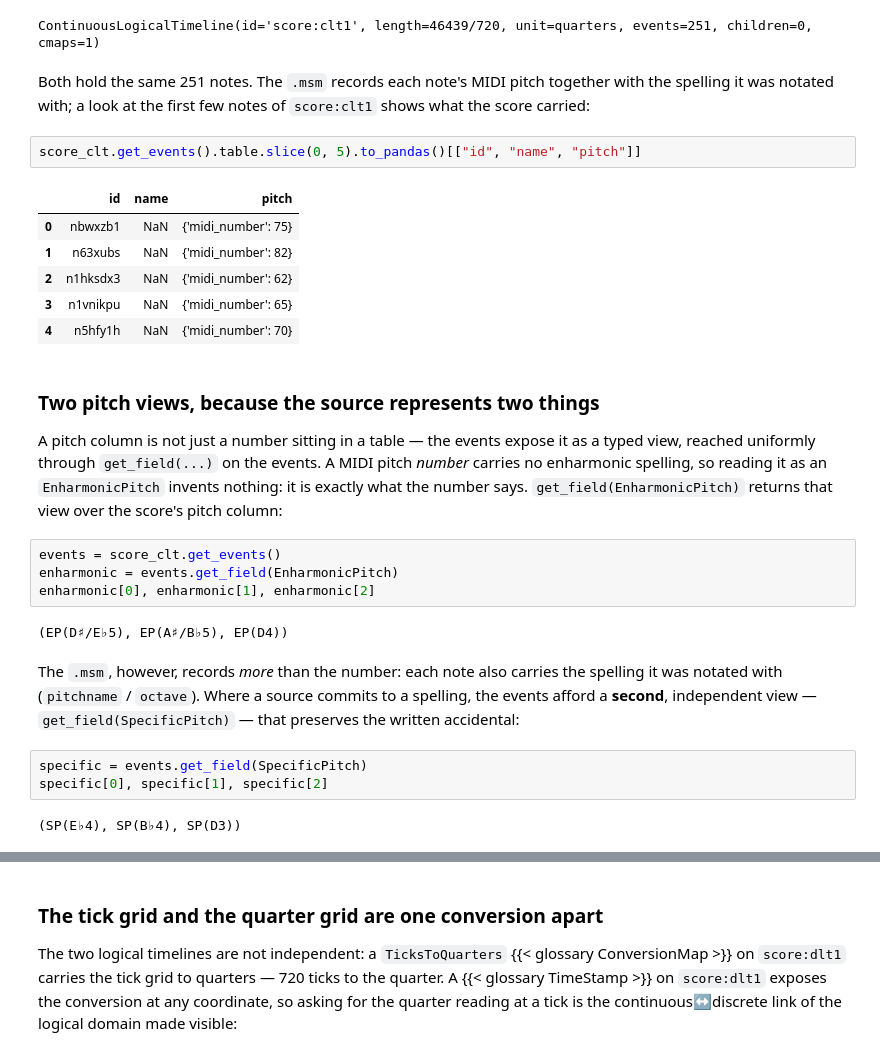
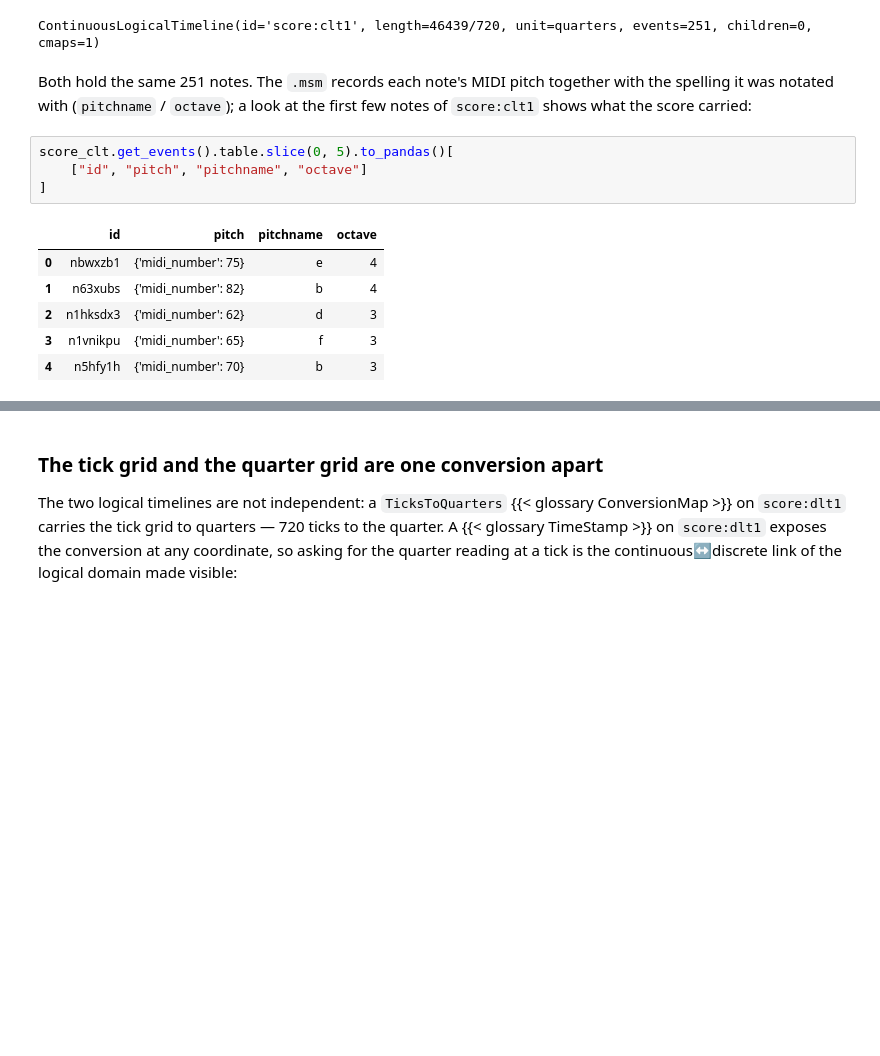
Before and after one commit to TimeToAlign/timetoalign, a Jupyter notebook: docs/page/howto/how03_mpm_toolbox.ipynb, the cells around one changed output, grey strips where cells are left out. Cells and saved outputs as stored; diff of their text form; blank space fills up the shorter version.

```diff
--- a/docs/page/howto/how03_mpm_toolbox.ipynb
+++ b/docs/page/howto/how03_mpm_toolbox.ipynb
@@ -130,38 +129,16 @@ score_clt
 ContinuousLogicalTimeline(id='score:clt1', length=46439/720, unit=quarters, events=251, children=0, cmaps=1)
 # %% [markdown]
 Both hold the same 251 notes. The `.msm` records each note's MIDI pitch
-together with the spelling it was notated with; a look at the first few notes of
-`score:clt1` shows what the score carried:
+together with the spelling it was notated with (`pitchname` / `octave`); a look
+at the first few notes of `score:clt1` shows what the score carried:
 # %%
-score_clt.get_events().table.slice(0, 5).to_pandas()[["id", "name", "pitch"]]
+score_clt.get_events().table.slice(0, 5).to_pandas()[
+    ["id", "pitch", "pitchname", "octave"]
+]
 # %% [output]
-|  | id | name | pitch |
-| 0 | nbwxzb1 | NaN | {'midi_number': 75} |
-| 1 | n63xubs | NaN | {'midi_number': 82} |
-| 2 | n1hksdx3 | NaN | {'midi_number': 62} |
-| 3 | n1vnikpu | NaN | {'midi_number': 65} |
-| 4 | n5hfy1h | NaN | {'midi_number': 70} |
+|  | id | pitch | pitchname | octave |
+| 0 | nbwxzb1 | {'midi_number': 75} | e | 4 |
+| 1 | n63xubs | {'midi_number': 82} | b | 4 |
+| 2 | n1hksdx3 | {'midi_number': 62} | d | 3 |
+| 3 | n1vnikpu | {'midi_number': 65} | f | 3 |
+| 4 | n5hfy1h | {'midi_number': 70} | b | 3 |
-# %% [markdown]
-### Two pitch views, because the source represents two things
-
-A pitch column is not just a number sitting in a table — the events expose it
-as a typed view, reached uniformly through `get_field(...)` on the events.
-A MIDI pitch *number* carries no enharmonic spelling, so reading it as an
-`EnharmonicPitch` invents nothing: it is exactly what the number says.
-`get_field(EnharmonicPitch)` returns that view over the score's pitch column:
-# %%
-events = score_clt.get_events()
-enharmonic = events.get_field(EnharmonicPitch)
-enharmonic[0], enharmonic[1], enharmonic[2]
-# %% [output]
-(EP(D♯/E♭5), EP(A♯/B♭5), EP(D4))
-# %% [markdown]
-The `.msm`, however, records *more* than the number: each note also carries the
-spelling it was notated with (`pitchname` / `octave`). Where a source commits to
-a spelling, the events afford a **second**, independent view —
-`get_field(SpecificPitch)` — that preserves the written accidental:
-# %%
-specific = events.get_field(SpecificPitch)
-specific[0], specific[1], specific[2]
-# %% [output]
-(SP(E♭4), SP(B♭4), SP(D3))
```
Also changed, not shown: parts of 5 cells of this notebook, 1 other file.
